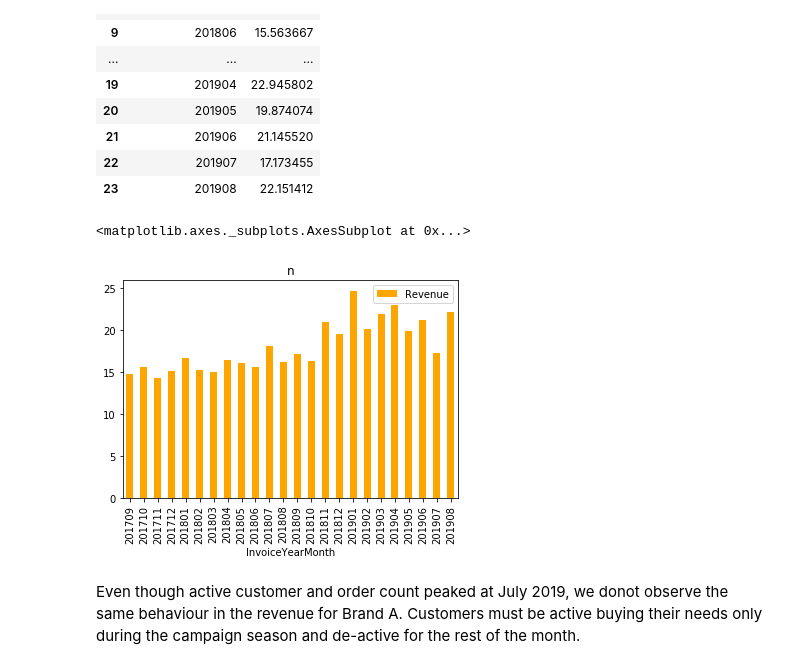
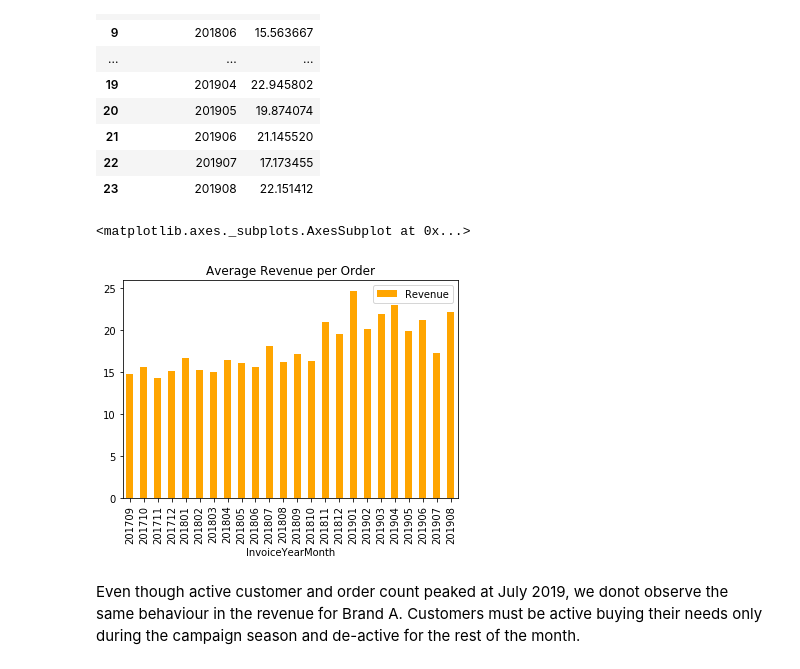
Before and after one commit to Bengisunz/CRM-Analytics, a Jupyter notebook: Gratis_DC.ipynb, the cells around one changed output. Cells and saved outputs as stored; diff of their text form; code cells hidden in the pictures.

```diff
--- a/Gratis_DC.ipynb
+++ b/Gratis_DC.ipynb
@@ -592,9 +593,9 @@ tx_monthly_order_avg
 | 23 | 201908 | 22.151412 |
 # %%
 tx_monthly_order_avg.plot(kind='bar', x = "InvoiceYearMonth", y = "Revenue",
-                       color ="orange", title = "n")
+                       color ="orange", title = "Average Revenue per Order")
 # %% [output]
 <matplotlib.axes._subplots.AxesSubplot at 0x...>
-[figure, old version]
+[figure, new version]
 # %% [markdown]
 Even though active customer and order count peaked at July 2019, we donot observe the same behaviour in the revenue for Brand A. Customers must be active buying their needs only during the campaign season and de-active for the rest of the month.
```
Also changed, not shown: parts of 13 cells of this notebook.
